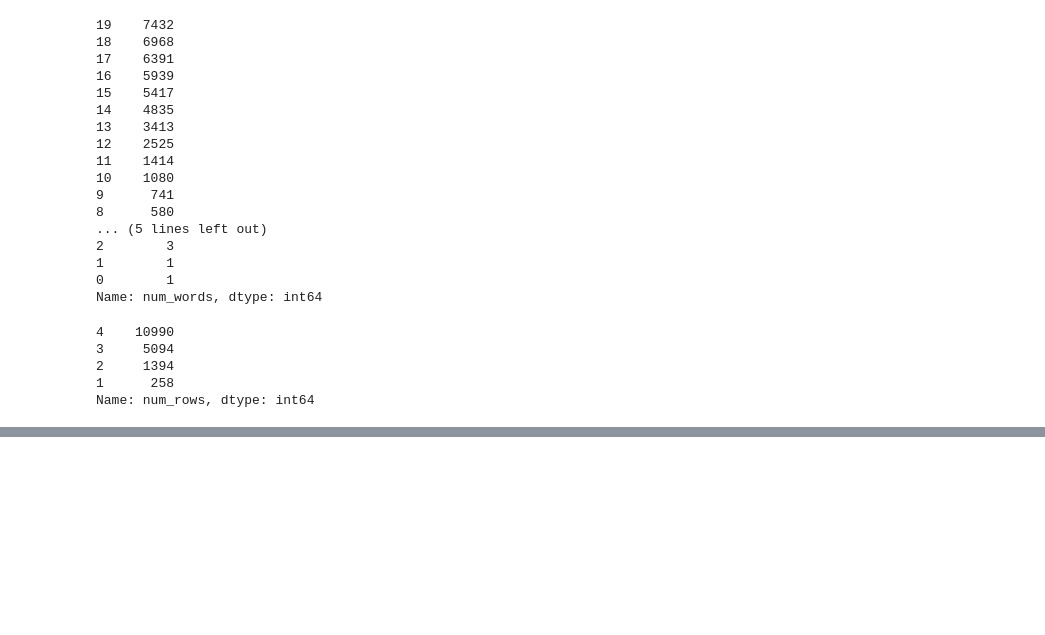
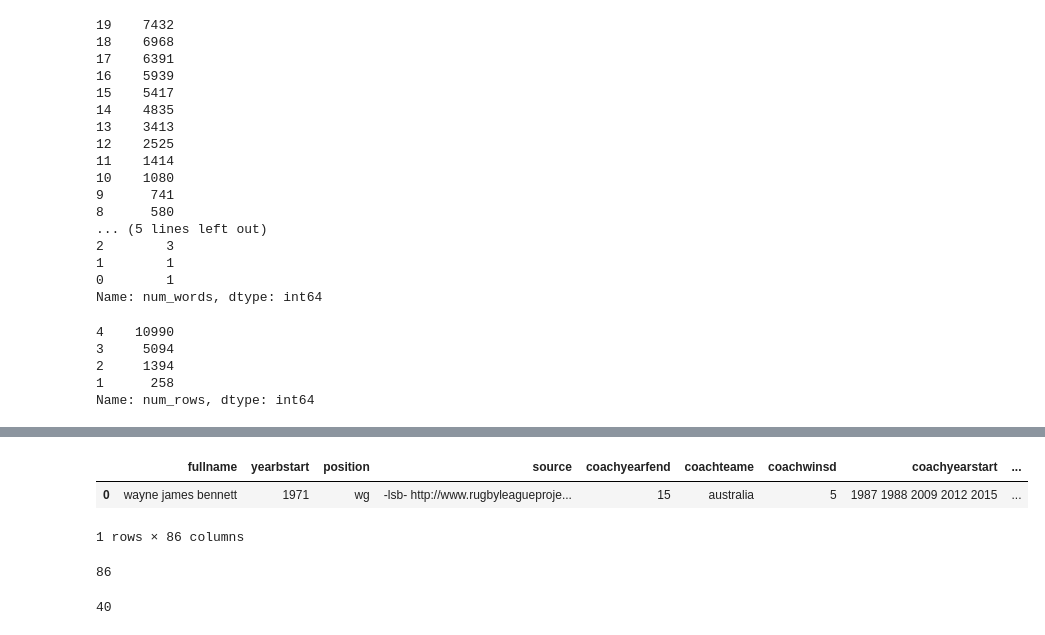
Before and after one commit to jxmorris12/unsupervised-text-deidentification, a Jupyter notebook: notebooks/2022-04-29 Measuring size of documents and tables.ipynb, the cells around one changed output, grey strips where cells are left out. Cells and saved outputs as stored; diff of their text form; code cells hidden in the pictures; blank space fills up the shorter version.

```diff
--- a/notebooks/2022-04-29 Measuring size of documents and tables.ipynb
+++ b/notebooks/2022-04-29 Measuring size of documents and tables.ipynb
@@ -114,0 +138,2 @@ Name: num_rows, dtype: int64
+# %%
+big_el = t[475095]
@@ -114,0 +146,31 @@ Name: num_rows, dtype: int64
+# %%
+from typing import List
+
+
+def get_profile_df(keys: List[str], values: List[str]) -> pd.DataFrame:
+    # TODO: why do we have to truncate? Why would we ever get different-length
+    # keys and values?
+    assert isinstance(keys, list) and len(keys) and isinstance(keys[0], str)
+    assert isinstance(values, list) and len(values) and isinstance(values[0], str)
+    if len(keys) > len(values):
+        keys = keys[:len(values)]
+    if len(values) > len(keys):
+        values = values[:len(keys)]
+    # Arbitrarily limit to 32 columns (TODO: figure this out too. Why doesn't
+    # truncate=True already truncate to max_length during tokenization?)
+    return pd.DataFrame(columns=keys, data=[values])
+
+df = get_profile_df(keys=big_el['input_text']['table']['column_header'], values=big_el['input_text']['table']['content'])
+df.head()
+# %% [output]
+|  | fullname | yearbstart | position | source | coachyearfend | coachteame | coachwinsd | coachyearstart | ... |
+| 0 | wayne james bennett | 1971 | wg | -lsb- http://www.rugbyleagueproje... | 15 | australia | 5 | 1987 1988 2009 2012 2015 | ... |
+1 rows × 86 columns
+# %%
+len(df.columns)
+# %% [output]
+86
+# %%
+len(df[df.columns[:40]].columns)
+# %% [output]
+40
```
Also changed, not shown: parts of 8 cells of this notebook, 10 other files.
